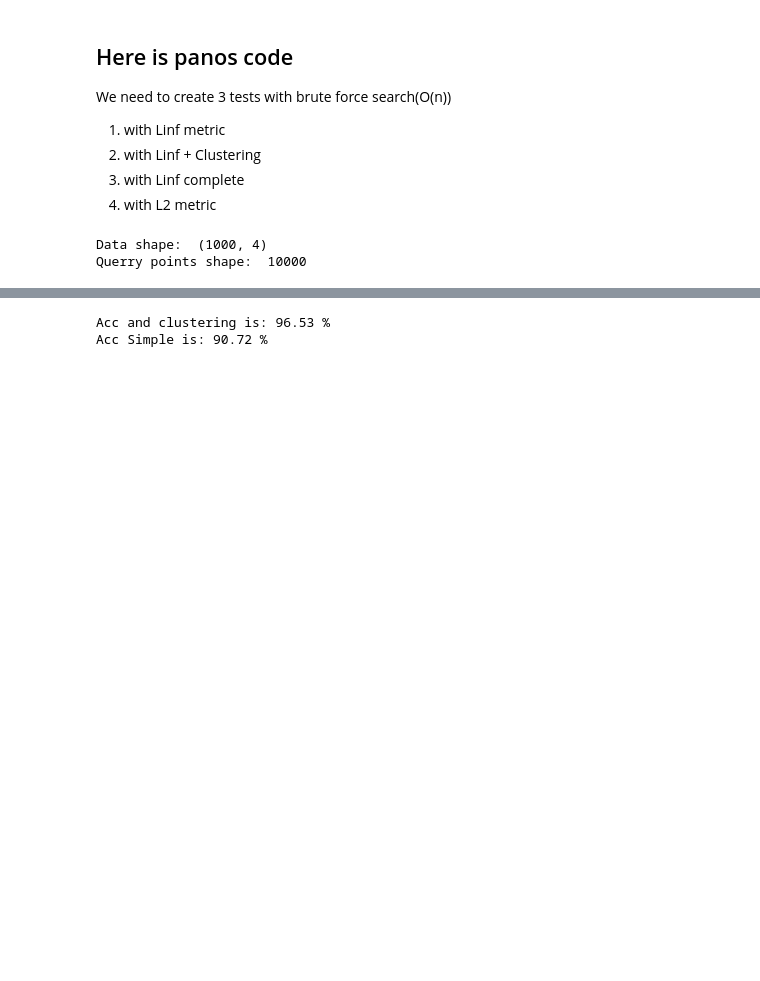
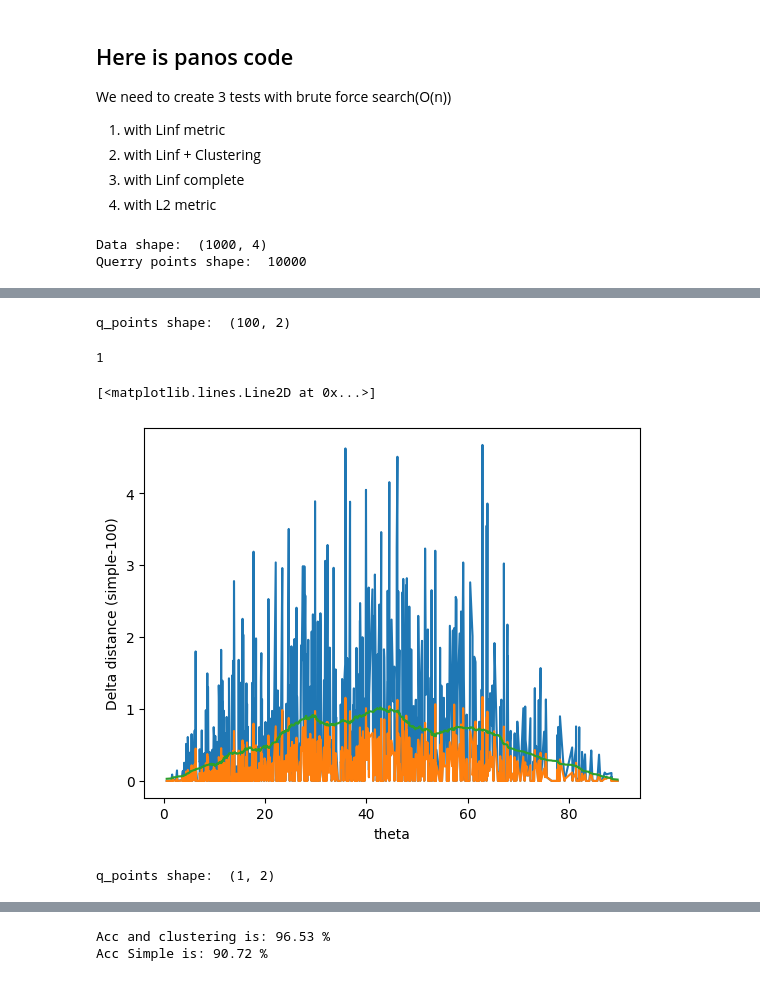
Before and after one commit to PRigas96/nMANN, a Jupyter notebook: panos.ipynb, the cells around one changed output, grey strips where cells are left out. Drawn from its saved outputs; the diff is of its cells as text; code cells hidden in the pictures; blank space fills up the shorter version.

```diff
--- a/panos.ipynb
+++ b/panos.ipynb
@@ -176,7 +169,81 @@ print("c: ", c)
 # %%
 mt.Linf_(geo.create_square2(data[0]),np.array([108,210]))
 # %%
-q_points = np.load('./data_v2/1000sq/1000qpv2.npy')
-nop = 10000
+#q_points = np.load('./data_v2/1000sq/1000qpv2.npy')
+q_points = np.load('./data_v1/1000sq/1000qp.npy')
+
+nop = 100
 beg = 0
 q_points = q_points[beg:beg+nop]
+print("q_points shape: ", q_points.shape)
+# %% [output]
+q_points shape:  (100, 2)
+# %%
+q_points.__len__()
+# %% [output]
+1
+# %%
+# init dd_s to be an array of zeros of size data.__len__()
+dd_s = np.zeros(data.__len__())
+dd_s_l_inv = np.zeros(data.__len__())
+
+#dd_scl = []
+dt = np.zeros(data.__len__())
+t = np.zeros(data.__len__())
+
+for j in range(data.__len__()):
+    t[j] += data[j][-1]
+for i in range(q_points.__len__()):
+
+    for j in range(data.__len__()):
+        l_inf_100 = mt.Linf(geo.create_square2(data[j]), q_points[i])[0]
+        #print("l_inf_100: ", l_inf_100)
+
+        l_inf_simple = mt.Linf_(geo.create_square2(data[j]), q_points[i])
+        #print("l_inf_simple: ", l_inf_simple)
+        dd_s[j] += (l_inf_simple-l_inf_100)
+        dd_s_l_inv[j] += (l_inf_simple-l_inf_100)/data[j][-2]
+# sort the dd_s and t
+dd_s = dd_s[np.argsort(t)]
+dd_s_l_inv = dd_s_l_inv[np.argsort(t)]
+t = t[np.argsort(t)]
+# norm
+
+#dd_s = dd_s / np.max(dd_s)
+#dd_s_l_inv = dd_s / np.max(dd_s)
+# t = t / np.max(t)
+# check if the dd_s is equal to the dd_s_l_inv
+
+if np.array_equal(dd_s, dd_s_l_inv):
+    print("dd_s and dd_s_l_inv are equal")
+
+# sort the dd_s and t
+#dd_s = dd_s[np.argsort(t)]
+#t = t[np.argsort(t)]
+
+# plot dd_s
+plt.plot(t, dd_s)
+plt.plot(t, dd_s_l_inv)
+# put x label
+plt.xlabel('theta')
+# put y label
+plt.ylabel('Delta distance (simple-100)')
+# pass dd_s through a low pass filter
+import scipy.signal as signal
+dd_s_filtered = signal.savgol_filter(dd_s, 51*4, 3) # window size 51*4, polynomial order 3
+
+# plot dd_s
+plt.plot(t, dd_s_filtered)
+# %% [output]
+[<matplotlib.lines.Line2D at 0x...>]
+[figure, added]
+# %%
+#q_points = np.load('./data_v2/1000sq/1000qpv2.npy')
+q_points = np.load('./data_v1/1000sq/1000qp.npy')
+
+nop = 1
+beg = 0
+q_points = q_points[beg:beg+nop]
+print("q_points shape: ", q_points.shape)
+# %% [output]
+q_points shape:  (1, 2)
```
Also changed, not shown: parts of 29 cells of this notebook, 3 other files.
